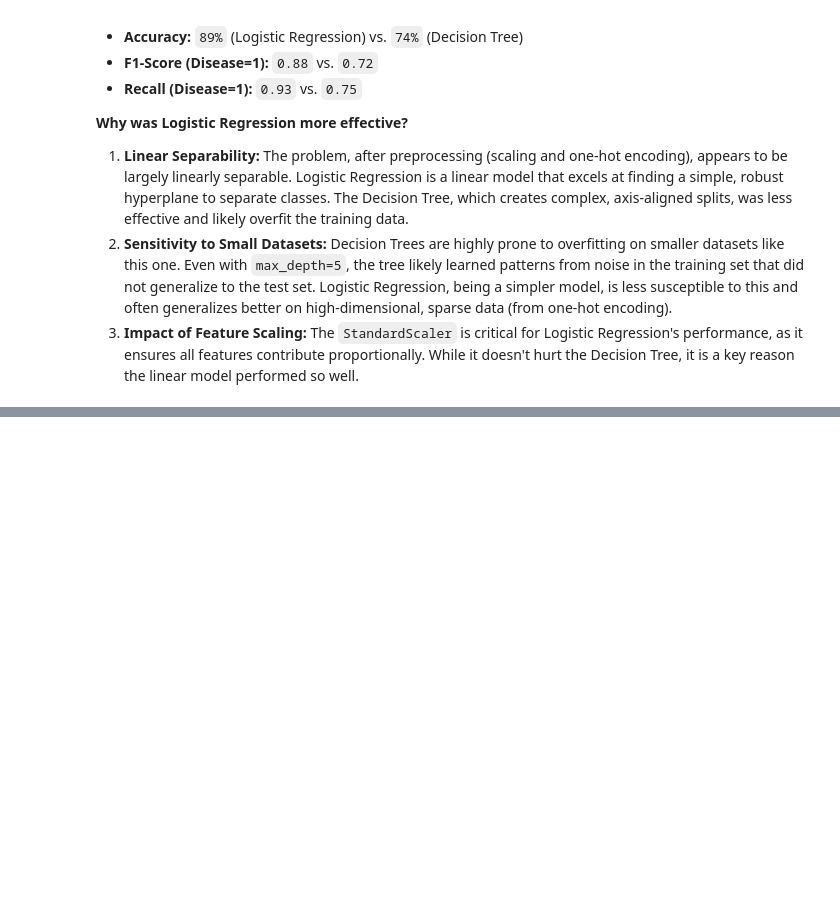
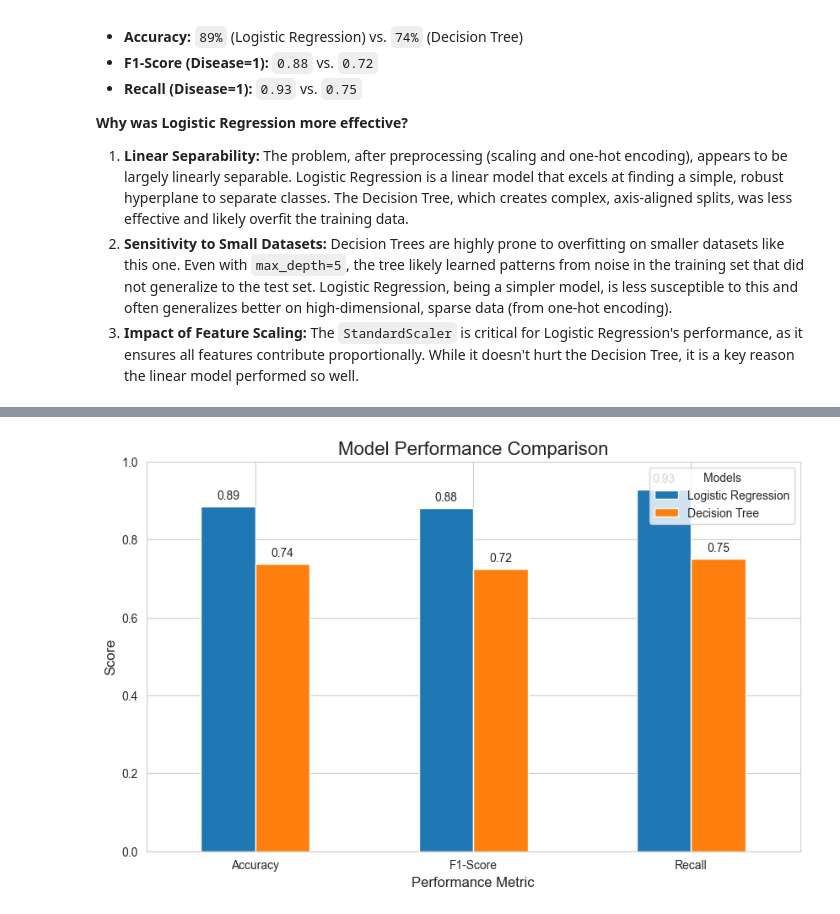
Before and after one commit to s-golla/ml_classification_sgolla, a Jupyter notebook: classification_sgolla.ipynb, the cells around one changed output, grey strips where cells are left out. Saved outputs shown, nothing was run; the diff lists cells and outputs as text; code cells hidden in the pictures; blank space fills up the shorter version.

Commit message:
implemented the model performace comparision summary

```diff
--- a/classification_sgolla.ipynb
+++ b/classification_sgolla.ipynb
@@ -375,0 +382,19 @@ The **Logistic Regression** model performed significantly better than the Decisi
+# %%
+# Plot the comparison dataframe
+ax = comparison_df.plot(kind='bar', figsize=(10, 6), rot=0)
+
+# Add titles and labels
+plt.title('Model Performance Comparison', fontsize=16)
+plt.ylabel('Score', fontsize=12)
+plt.xlabel('Performance Metric', fontsize=12)
+plt.ylim(0, 1.0)
+plt.legend(title='Models')
+
+# Add annotations on top of the bars
+for p in ax.patches:
+    ax.annotate(f'{p.get_height():.2f}', (p.get_x() + p.get_width() / 2., p.get_height()),
+                ha='center', va='center', xytext=(0, 9), textcoords='offset points')
+
+plt.show()
+# %% [output]
+[figure, added]
```
Also changed, not shown: parts of 3 cells of this notebook.
